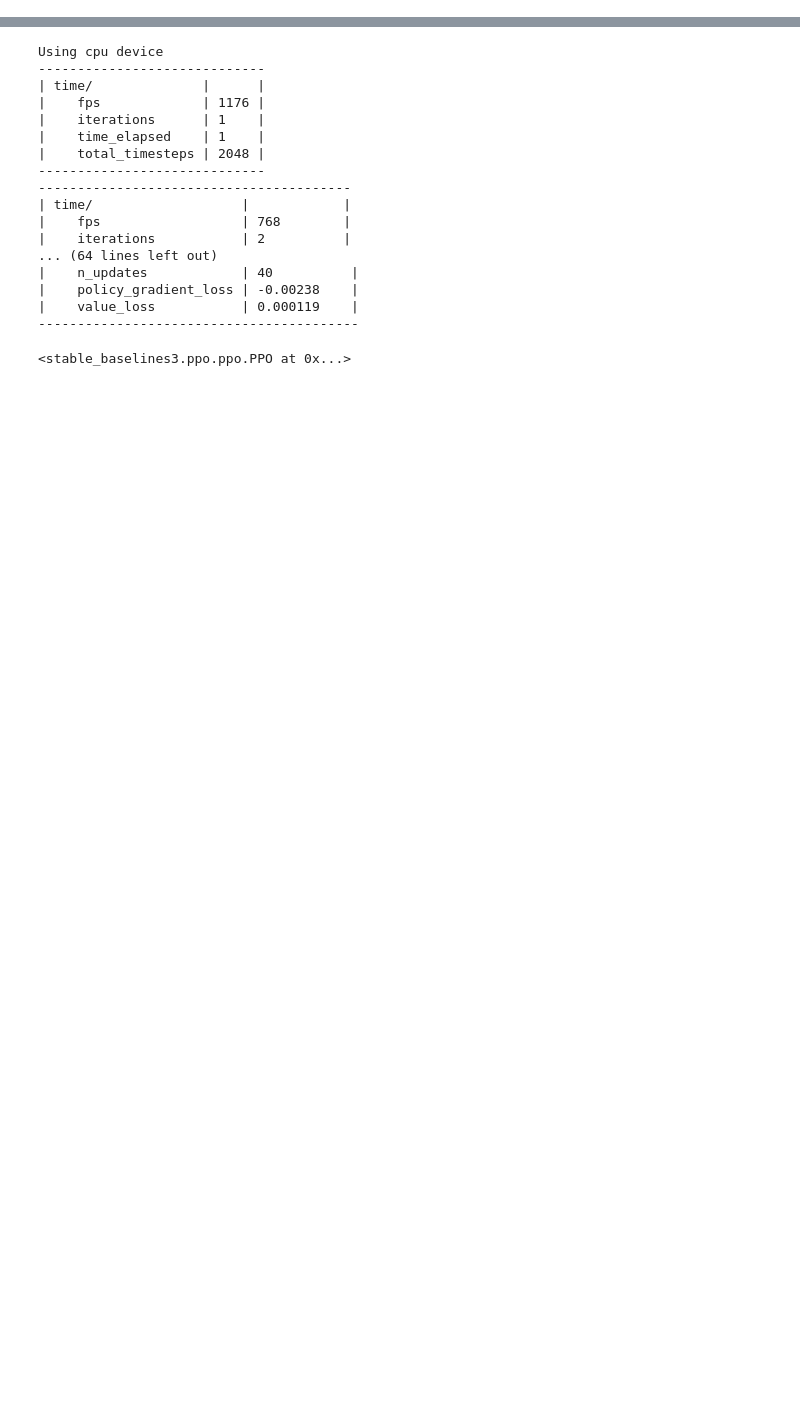
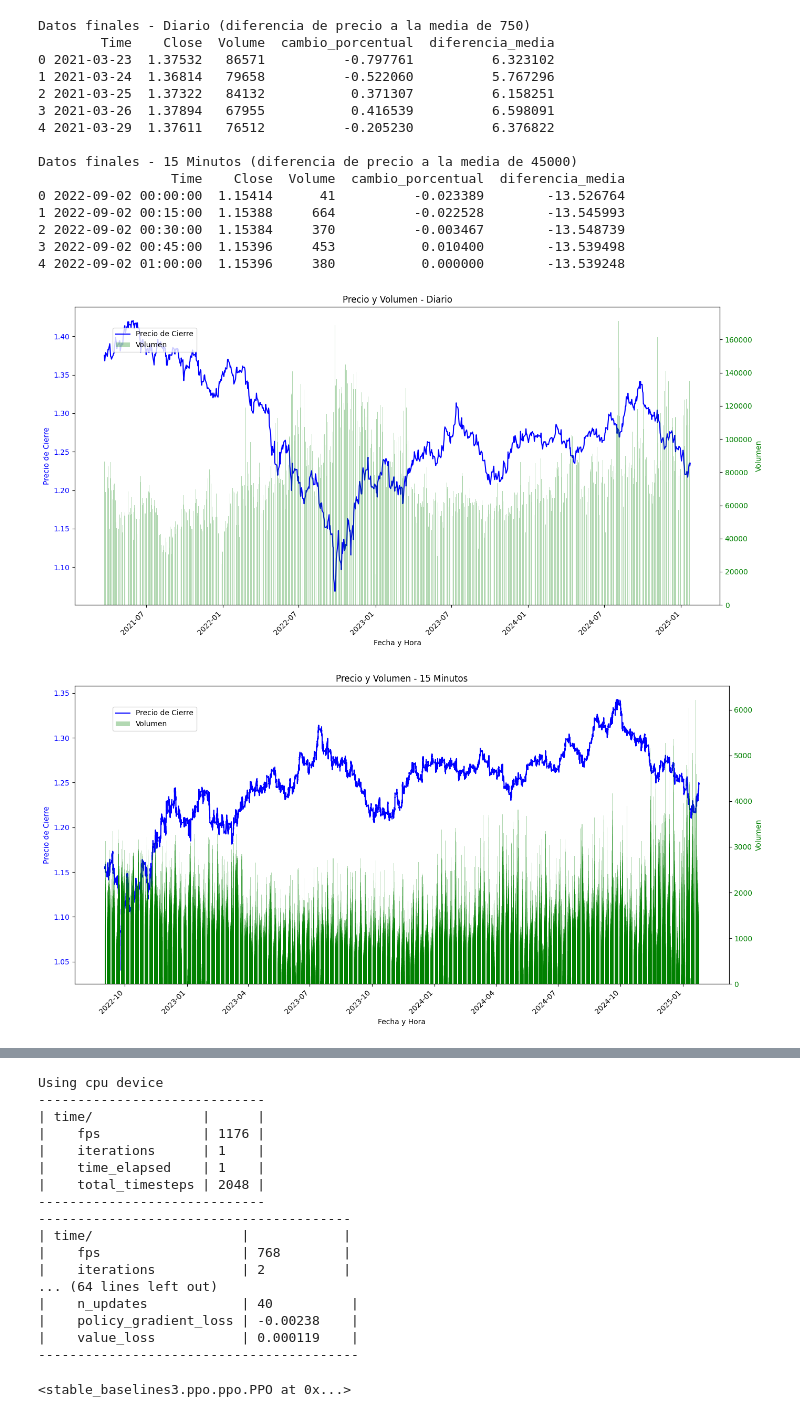
Before and after one commit to Ogro1984/Deep-Reinforcement-Learning, a Jupyter notebook: mainjup.ipynb, the cells around one changed output, grey strips where cells are left out. Drawn from its saved outputs; the diff is of its cells as text; code cells hidden in the pictures; blank space fills up the shorter version.

```diff
--- a/mainjup.ipynb
+++ b/mainjup.ipynb
@@ -53,0 +1199,76 @@ df.head()
+# %%
+# Calcular la diferencia de precio a la media de 750 para el dataset diario
+df_diario = calcular_diferencia_media(df_diario, 750)
+
+# Calcular la diferencia de precio a la media de 45000 para el dataset de 15 minutos
+df_15min = calcular_diferencia_media(df_15min, 45000)
+
+# Quitar la columna de volumen relativo
+if 'volumen_relativo' in df_diario.columns:
+    df_diario.drop(columns=['volumen_relativo'], inplace=True)
+if 'volumen_relativo' in df_15min.columns:
+    df_15min.drop(columns=['volumen_relativo'], inplace=True)
+
+# Reemplazar NaN con 0 en todo el DataFrame
+df_diario.fillna(0, inplace=True)
+df_15min.fillna(0, inplace=True)
+
+# Crear nuevos datasets a partir del primer dato que sea diferente de 0 en el campo diferencia_media
+df_diario_nuevo = df_diario[df_diario['diferencia_media'] != 0].reset_index(drop=True)
+df_15min_nuevo = df_15min[df_15min['diferencia_media'] != 0].reset_index(drop=True)
+
+# Imprimir los 5 primeros registros de los nuevos datasets resultantes
+print("\nDatos finales - Diario (diferencia de precio a la media de 750)")
+print(df_diario_nuevo.head())
+
+print("\nDatos finales - 15 Minutos (diferencia de precio a la media de 45000)")
+print(df_15min_nuevo.head())
+
+# Graficar el precio en función del tiempo y el volumen en forma de barras verticales
+def graficar_precio_volumen(df, titulo):
+    fig, ax1 = plt.subplots(figsize=(14, 7))
+
+    # Graficar el precio de cierre
+    ax1.plot(df['Time'], df['Close'], color='b', label='Precio de Cierre')
+    ax1.set_xlabel('Fecha y Hora')
+    ax1.set_ylabel('Precio de Cierre', color='b')
+    ax1.tick_params(axis='y', labelcolor='b')
+
+    # Crear un segundo eje y para el volumen
+    ax2 = ax1.twinx()
+    ax2.bar(df['Time'], df['Volume'], alpha=0.3, color='g', label='Volumen')
+    ax2.set_ylabel('Volumen', color='g')
+    ax2.tick_params(axis='y', labelcolor='g')
+
+    # Rotar las etiquetas del eje x para mejor legibilidad
+    plt.setp(ax1.get_xticklabels(), rotation=45, ha='right')
+
+    # Título y leyenda
+    plt.title(titulo)
+    fig.tight_layout()
+    fig.legend(loc='upper left', bbox_to_anchor=(0.1, 0.9))
+    plt.show()
+
+# Graficar para los datos diarios
+graficar_precio_volumen(df_diario_nuevo, 'Precio y Volumen - Diario')
+
+# Graficar para los datos de 15 minutos
+graficar_precio_volumen(df_15min_nuevo, 'Precio y Volumen - 15 Minutos')
+# %% [output]
+Datos finales - Diario (diferencia de precio a la media de 750)
+        Time    Close  Volume  cambio_porcentual  diferencia_media
+0 2021-03-23  1.37532   86571          -0.797761          6.323102
+1 2021-03-24  1.36814   79658          -0.522060          5.767296
+2 2021-03-25  1.37322   84132           0.371307          6.158251
+3 2021-03-26  1.37894   67955           0.416539          6.598091
+4 2021-03-29  1.37611   76512          -0.205230          6.376822
+
+Datos finales - 15 Minutos (diferencia de precio a la media de 45000)
+                 Time    Close  Volume  cambio_porcentual  diferencia_media
+0 2022-09-02 00:00:00  1.15414      41          -0.023389        -13.526764
+1 2022-09-02 00:15:00  1.15388     664          -0.022528        -13.545993
+2 2022-09-02 00:30:00  1.15384     370          -0.003467        -13.548739
+3 2022-09-02 00:45:00  1.15396     453           0.010400        -13.539498
+4 2022-09-02 01:00:00  1.15396     380           0.000000        -13.539248
+[figure, added]
+[figure, added]
```
Also changed, not shown: parts of 30 cells of this notebook, 23 other files.
